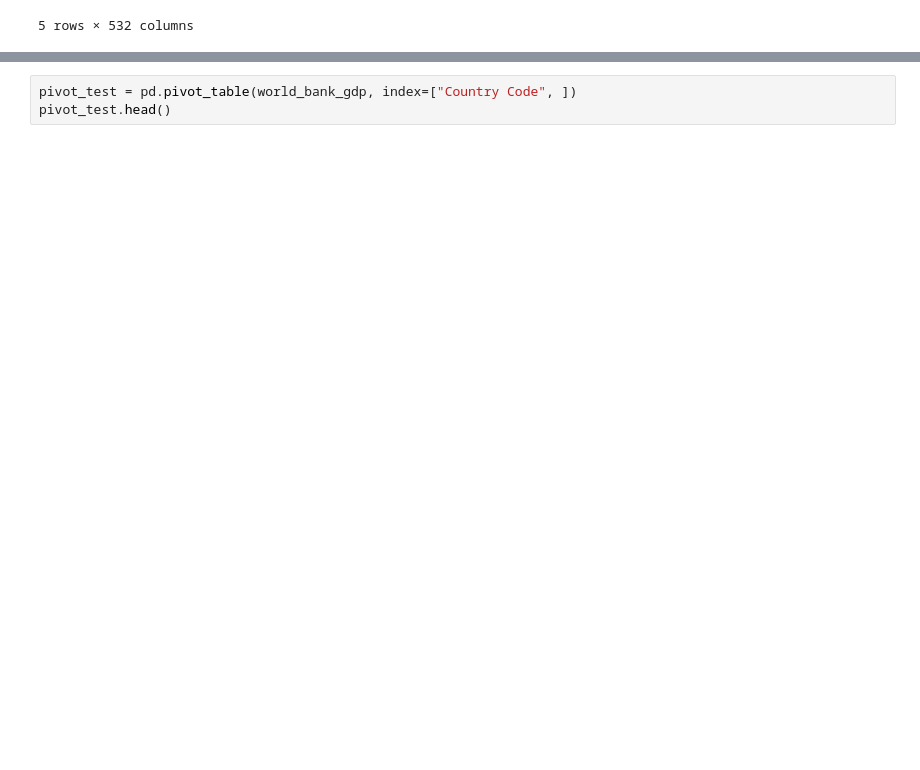
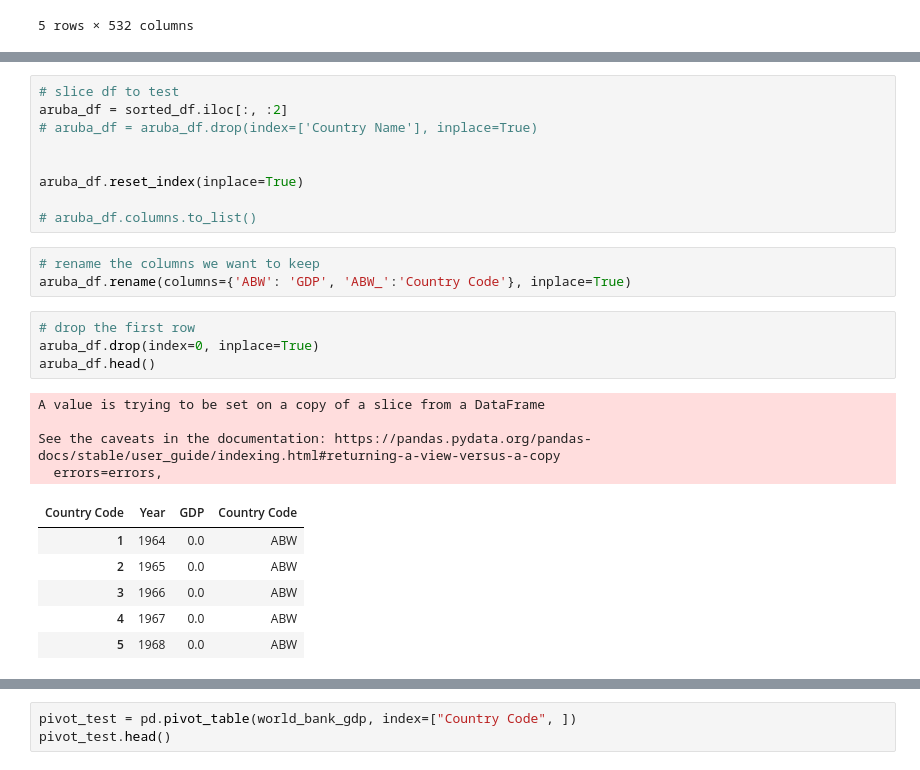
Before and after one commit to johnt1311/Olympics, a Jupyter notebook: Trey_Graham/country_code_cleaning.ipynb, the cells around one changed output, grey strips where cells are left out. Saved outputs shown, nothing was run; the diff lists cells and outputs as text; blank space fills up the shorter version.

```diff
--- a/Trey_Graham/country_code_cleaning.ipynb
+++ b/Trey_Graham/country_code_cleaning.ipynb
@@ -416,0 +430,27 @@ df_transposed.head()
+# %%
+# slice df to test
+aruba_df = sorted_df.iloc[:, :2]
+# aruba_df = aruba_df.drop(index=['Country Name'], inplace=True)
+
+
+aruba_df.reset_index(inplace=True)
+
+# aruba_df.columns.to_list()
+# %%
+# rename the columns we want to keep
+aruba_df.rename(columns={'ABW': 'GDP', 'ABW_':'Country Code'}, inplace=True)
+# %%
+# drop the first row
+aruba_df.drop(index=0, inplace=True)
+aruba_df.head()
+# %% [output]
+A value is trying to be set on a copy of a slice from a DataFrame
+
+See the caveats in the documentation: https://pandas.pydata.org/pandas-docs/stable/user_guide/indexing.html#returning-a-view-versus-a-copy
+  errors=errors,
+| Country Code | Year | GDP | Country Code |
+| 1 | 1964 | 0.0 | ABW |
+| 2 | 1965 | 0.0 | ABW |
+| 3 | 1966 | 0.0 | ABW |
+| 4 | 1967 | 0.0 | ABW |
+| 5 | 1968 | 0.0 | ABW |
```
Also changed, not shown: parts of 2 cells of this notebook, 1 other file.
